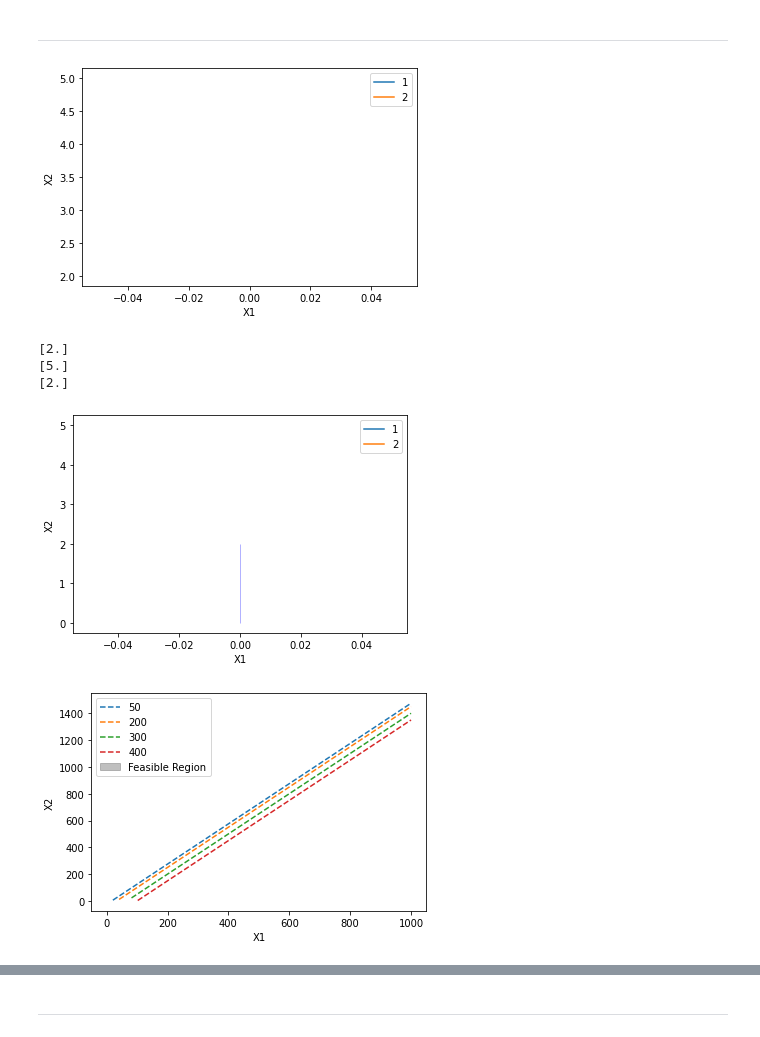
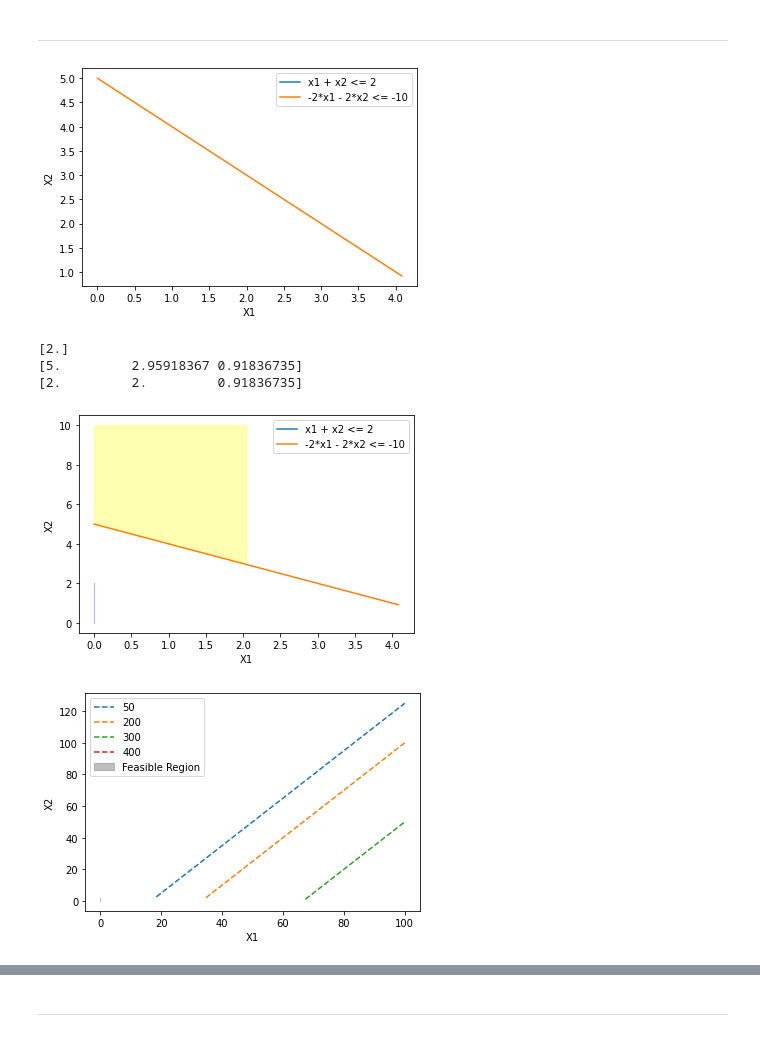
Before and after one commit to heefting/SIT320, a Jupyter notebook: Module6a/Mod_6a_LP.ipynb, the cells around one changed output, grey strips where cells are left out. Saved outputs shown, nothing was run; the diff lists cells and outputs as text; code cells hidden in the pictures.

```diff
--- a/Module6a/Mod_6a_LP.ipynb
+++ b/Module6a/Mod_6a_LP.ipynb
@@ -310,7 +310,7 @@ plt.show()
 #### TODO ####
 ### Good Luck ###
 
-X1 = np.linspace(0, 1000)
+X1 = np.linspace(0, 100)
 
 # 2*X1 + 3*X2 <= 120
 # X2 = (120 - 2X1) / 3
@@ -345,7 +345,7 @@ X3y = X3[np.where(X3 > 0)[0]]
 plt.plot(X2x, X2y, label=r'$2y\leq25-x$')
 plt.plot(X3x, X3y, label=r'$2y\leq25-x$')
 
-plt.legend(['1', '2'])
+plt.legend(['x1 + x2 <= 2', '-2*x1 - 2*x2 <= -10'])
 plt.xlabel('X1')
 plt.ylabel('X2')
 
@@ -367,13 +367,13 @@ print(y5)
 
 plt.fill_between(X2x, y5, color='blue', alpha=0.3)
 
-#plt.fill_between(X2x[0:2], X3y, color='yellow', alpha=0.3)
+plt.fill_between(X1[0:2], [10,10], X3y[0:2], color='yellow', alpha=0.3)
 
 #plt.fill_between(X1[0:2], [100,100], X4y[0:2], color='green', alpha=0.2)#[X4y[0],X4y[3]]
 
 #plt.fill_between(X4x[0:2], y6, color='red', alpha=0.2)
 
-plt.legend(['1', '2'])
+plt.legend(['x1 + x2 <= 2', '-2*x1 - 2*x2 <= -10'])
 plt.xlabel('X1')
 plt.ylabel('X2')
 
@@ -408,38 +408,38 @@ plt.fill_between(X4x[:1], y6, color='grey', alpha=0.5)
 # No need to plot the constraints
 
 #plt.plot(X2x, X2y, label=r'$2y\leq25-x$')
 #plt.plot(X3x, X3y, label=r'$2y\leq25-x$')
 #plt.plot(X4x, X4y, label=r'$2y\leq25-x$')
 
 X5_1x = X1[np.where(X5_1 > 0)[0]]
 X5_1y = X5_1[np.where(X5_1 > 0)[0]]
 
 X5_2x = X1[np.where(X5_2 > 0)[0]]
 X5_2y = X5_2[np.where(X5_2 > 0)[0]]
 
 X5_3x = X1[np.where(X5_3 > 0)[0]]
 X5_3y = X5_3[np.where(X5_3 > 0)[0]]
 
 X5_4x = X1[np.where(X5_4 > 0)[0]]
 X5_4y = X5_4[np.where(X5_4 > 0)[0]]
 
 plt.plot(X5_1x, X5_1y, '--', label=r'$2y\leq25-x$')
 plt.plot(X5_2x, X5_2y, '--', label=r'$2y\leq25-x$')
 plt.plot(X5_3x, X5_3y, '--', label=r'$2y\leq25-x$')
 plt.plot(X5_4x, X5_4y, '--', label=r'$2y\leq25-x$')
 
 plt.legend(['50', '200', '300', '400','Feasible Region'])
 plt.xlabel('X1')
 plt.ylabel('X2')
 
 plt.show()
 # %% [output]
-[figure, old version]
+[figure, new version]
 [2.]
-[5.]
-[2.]
+[5.         2.95918367 0.91836735]
+[2.         2.         0.91836735]
-[figure, old version]
+[figure, new version]
-[figure, old version]
+[figure, new version]
 # %% [markdown]
 ### Unfesable
 The constraints effectivly cancel out, 1+2 = 3, 10/2 = 5
```
Also changed, not shown: parts of 5 cells of this notebook, 57 other files.
